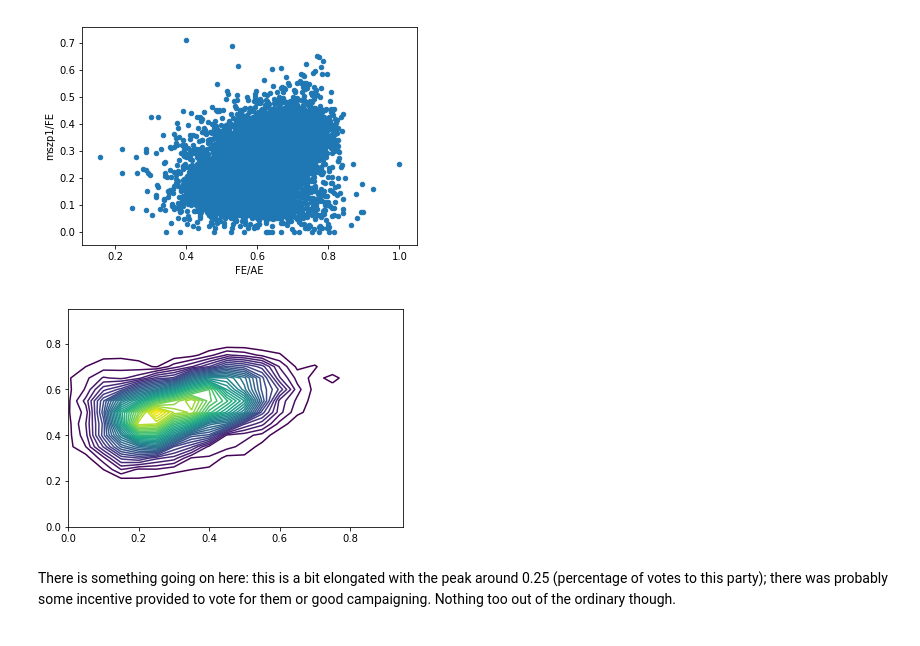
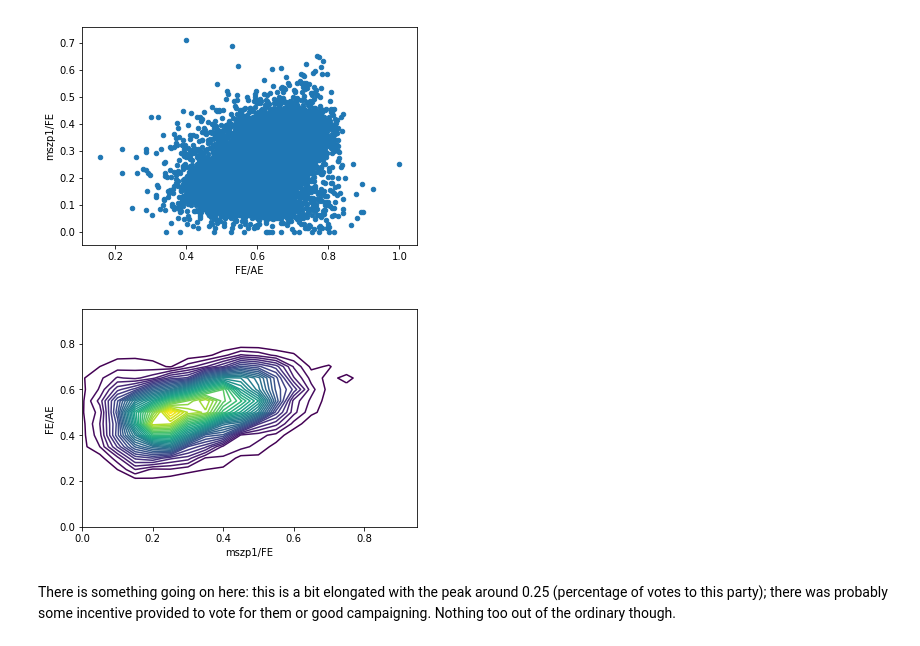
Before and after one commit to komaranna/ElectionAnalysis, a Jupyter notebook: StatisticalAnalysis.ipynb, the cells around one changed output. Drawn from its saved outputs; the diff is of its cells as text; code cells hidden in the pictures.

```diff
--- a/StatisticalAnalysis.ipynb
+++ b/StatisticalAnalysis.ipynb
@@ -112,23 +114,25 @@ plt.show()
 # %%
 histData = np.histogram2d(dfSimple['FE/AE'], dfSimple['mszp1/FE'], bins=20, range=None, normed=False, weights=None)
 
 data_2d = histData[0]
 
 deltaX = 1/float(data_2d.shape[1])
 deltaY = 1/float(data_2d.shape[0])
 
 fig = plt.figure()
 ax = fig.add_subplot(111)
 x_data, y_data = np.meshgrid( np.arange(0,1,deltaX),np.arange(0,1,deltaY))
 
 x_data = x_data
 y_data = y_data
 z_data = data_2d
 plt.contour(x_data,y_data,z_data,40)
+plt.xlabel('mszp1/FE')
+plt.ylabel('FE/AE')
 
 plt.show()
 # %% [output]
-[figure, old version]
+[figure, new version]
 # %% [markdown]
 There is something going on here: this is a bit elongated with the peak around 0.25 (percentage of votes to this party); there was probably some incentive provided to vote for them or good campaigning. Nothing too out of the ordinary though.
 # %% [markdown]
```
Also changed, not shown: parts of 4 cells of this notebook.
